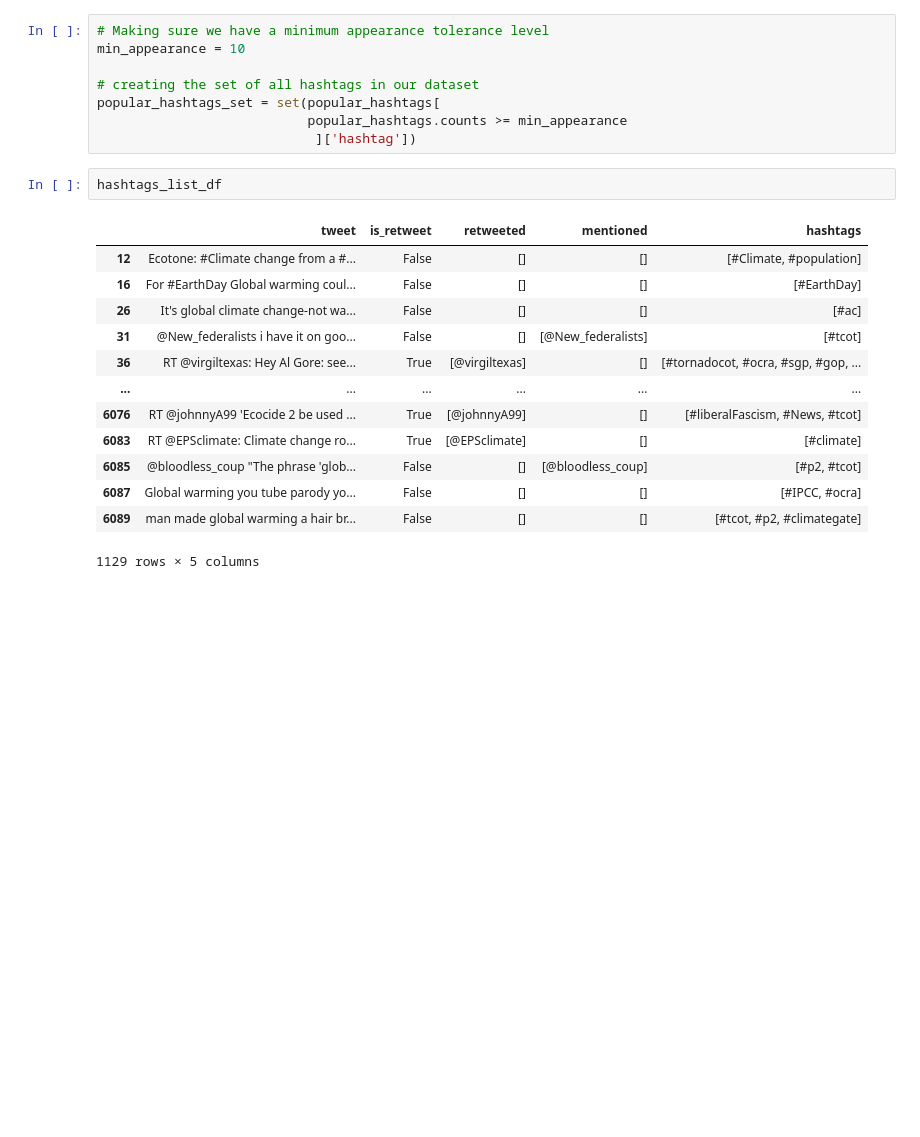
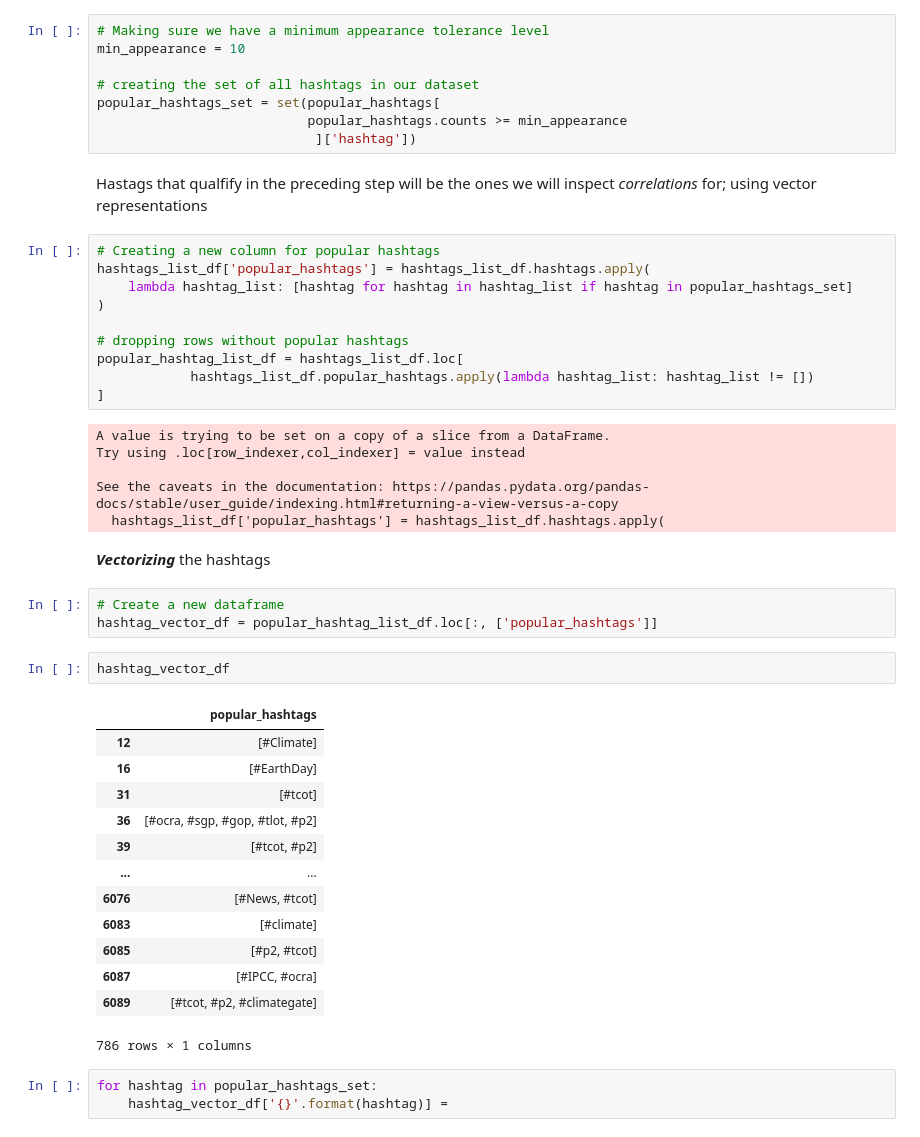
Before and after one commit to m-josephh/Fundamentals, a Jupyter notebook: Topic Modeling/Topic Modeling - Study - 01.ipynb, the cells around one changed output. Cells and saved outputs as stored; diff of their text form; blank space fills up the shorter version.

```diff
--- a/Topic Modeling/Topic Modeling - Study - 01.ipynb
+++ b/Topic Modeling/Topic Modeling - Study - 01.ipynb
@@ -432,19 +426,45 @@ min_appearance = 10
 popular_hashtags_set = set(popular_hashtags[
                            popular_hashtags.counts >= min_appearance
                             ]['hashtag'])
-# %%
-hashtags_list_df
-# %% [output]
-|  | tweet | is_retweet | retweeted | mentioned | hashtags |
-| 12 | Ecotone: #Climate change from a #... | False | [] | [] | [#Climate, #population] |
-| 16 | For #EarthDay Global warming coul... | False | [] | [] | [#EarthDay] |
-| 26 | It's global climate change-not wa... | False | [] | [] | [#ac] |
-| 31 | @New_federalists i have it on goo... | False | [] | [@New_federalists] | [#tcot] |
-| 36 | RT @virgiltexas: Hey Al Gore: see... | True | [@virgiltexas] | [] | [#tornadocot, #ocra, #sgp, #gop, ... |
-| ... | ... | ... | ... | ... | ... |
-| 6076 | RT @johnnyA99 'Ecocide 2 be used ... | True | [@johnnyA99] | [] | [#liberalFascism, #News, #tcot] |
-| 6083 | RT @EPSclimate: Climate change ro... | True | [@EPSclimate] | [] | [#climate] |
-| 6085 | @bloodless_coup "The phrase 'glob... | False | [] | [@bloodless_coup] | [#p2, #tcot] |
-| 6087 | Global warming you tube parody yo... | False | [] | [] | [#IPCC, #ocra] |
-| 6089 | man made global warming a hair br... | False | [] | [] | [#tcot, #p2, #climategate] |
-1129 rows × 5 columns
+# %% [markdown]
+Hastags that qualfify in the preceding step will be the ones we will inspect _correlations_ for; using vector representations
+# %%
+# Creating a new column for popular hashtags
+hashtags_list_df['popular_hashtags'] = hashtags_list_df.hashtags.apply(
+    lambda hashtag_list: [hashtag for hashtag in hashtag_list if hashtag in popular_hashtags_set]
+)
+
+# dropping rows without popular hashtags
+popular_hashtag_list_df = hashtags_list_df.loc[
+            hashtags_list_df.popular_hashtags.apply(lambda hashtag_list: hashtag_list != [])
+]
+# %% [output]
+A value is trying to be set on a copy of a slice from a DataFrame.
+Try using .loc[row_indexer,col_indexer] = value instead
+
+See the caveats in the documentation: https://pandas.pydata.org/pandas-docs/stable/user_guide/indexing.html#returning-a-view-versus-a-copy
+  hashtags_list_df['popular_hashtags'] = hashtags_list_df.hashtags.apply(
+# %% [markdown]
+___Vectorizing___ the hashtags
+# %%
+# Create a new dataframe
+hashtag_vector_df = popular_hashtag_list_df.loc[:, ['popular_hashtags']]
+# %%
+hashtag_vector_df
+# %% [output]
+|  | popular_hashtags |
+| 12 | [#Climate] |
+| 16 | [#EarthDay] |
+| 31 | [#tcot] |
+| 36 | [#ocra, #sgp, #gop, #tlot, #p2] |
+| 39 | [#tcot, #p2] |
+| ... | ... |
+| 6076 | [#News, #tcot] |
+| 6083 | [#climate] |
+| 6085 | [#p2, #tcot] |
+| 6087 | [#IPCC, #ocra] |
+| 6089 | [#tcot, #p2, #climategate] |
+786 rows × 1 columns
+# %%
+for hashtag in popular_hashtags_set:
+    hashtag_vector_df['{}'.format(hashtag)] =
```
Also changed, not shown: parts of 2 cells of this notebook.
